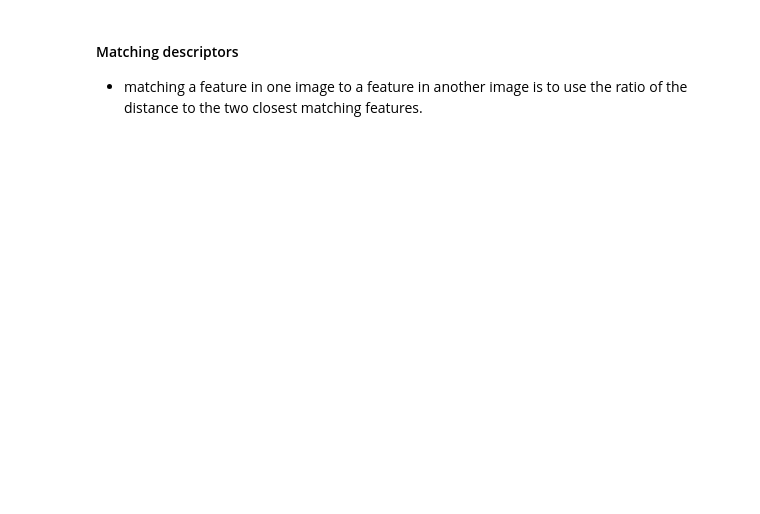
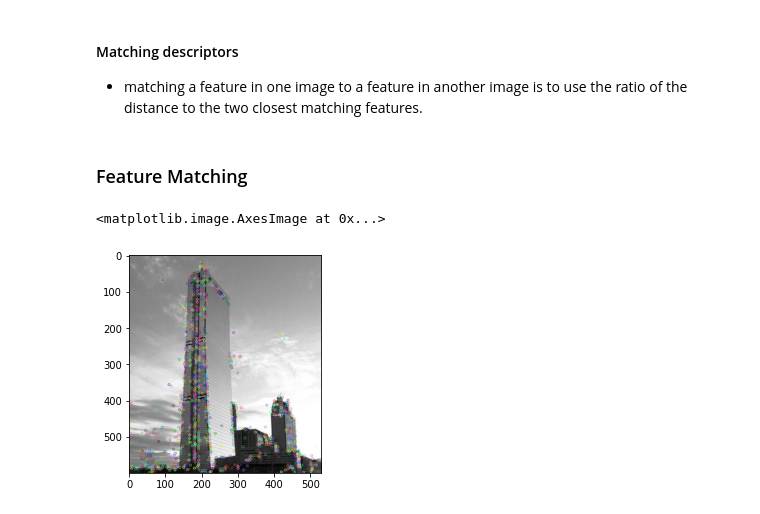
Before and after one commit to sejongpyo/Studies, a Jupyter notebook: PCV/Ch_02_local_image_descriptors.ipynb, the cells around one changed output. Cells and saved outputs as stored; diff of their text form; code cells hidden in the pictures; blank space fills up the shorter version.

```diff
--- a/PCV/Ch_02_local_image_descriptors.ipynb
+++ b/PCV/Ch_02_local_image_descriptors.ipynb
@@ -182,3 +300,17 @@ plt.imshow(img)
 # %% [markdown]
 #### Matching descriptors
 - matching a feature in one image to a feature in another image is to use the ratio of the distance to the two closest matching features.
+# %% [markdown]
+### Feature Matching
+# %%
+img1 = cv2.imread('/users/sejongpyo/downloads/631.jpg')
+gray1 = cv2.cvtColor(img1, cv2.COLOR_BGR2GRAY)
+
+sift = cv2.xfeatures2d.SIFT_create()
+keypoints_1, descriptors_1 = sift.detectAndCompute(img1, None)
+
+img_1 = cv2.drawKeypoints(gray1, keypoints_1, img1)
+plt.imshow(img_1)
+# %% [output]
+<matplotlib.image.AxesImage at 0x...>
+[figure, added]
```
Also changed, not shown: parts of 8 cells of this notebook.
